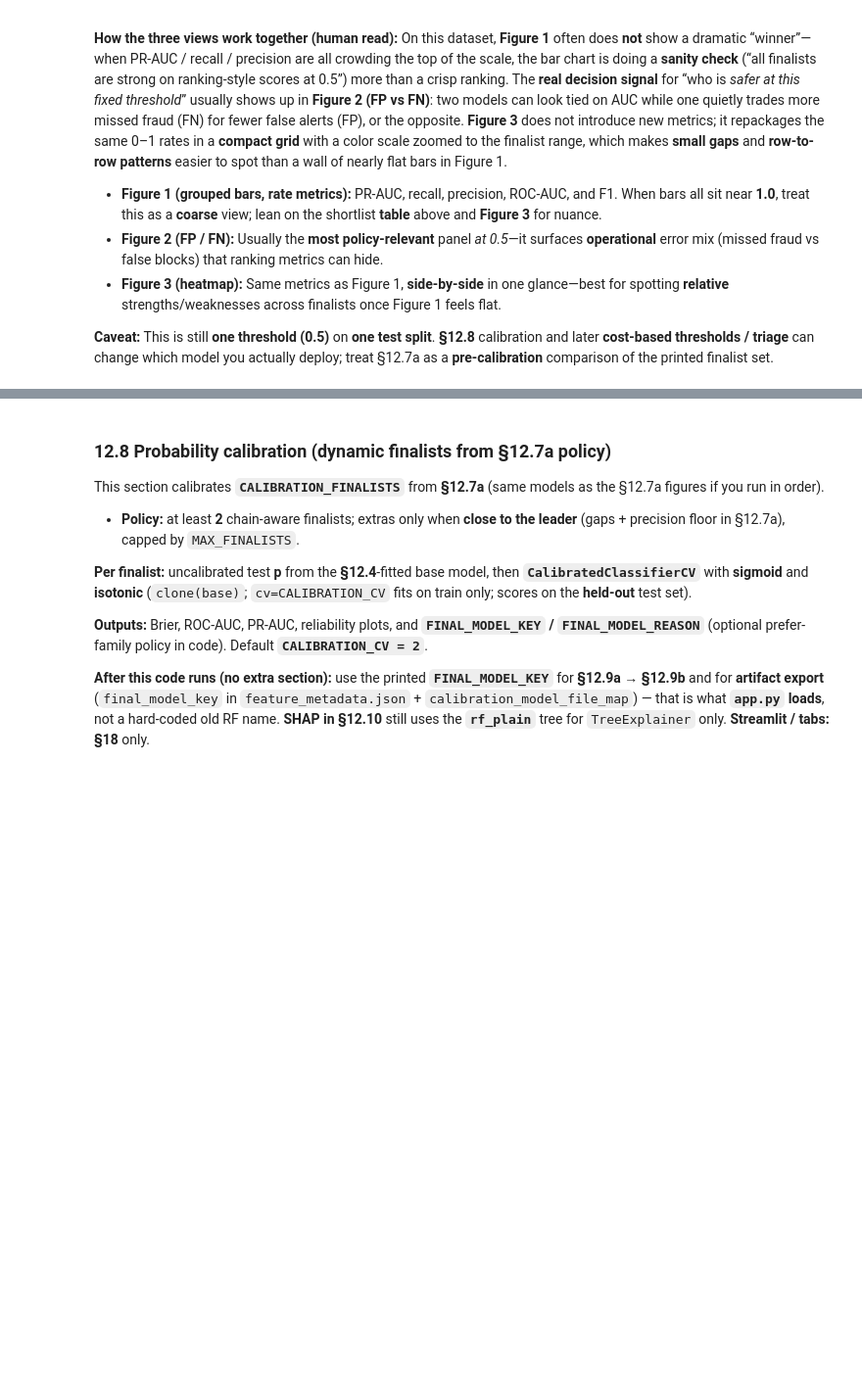
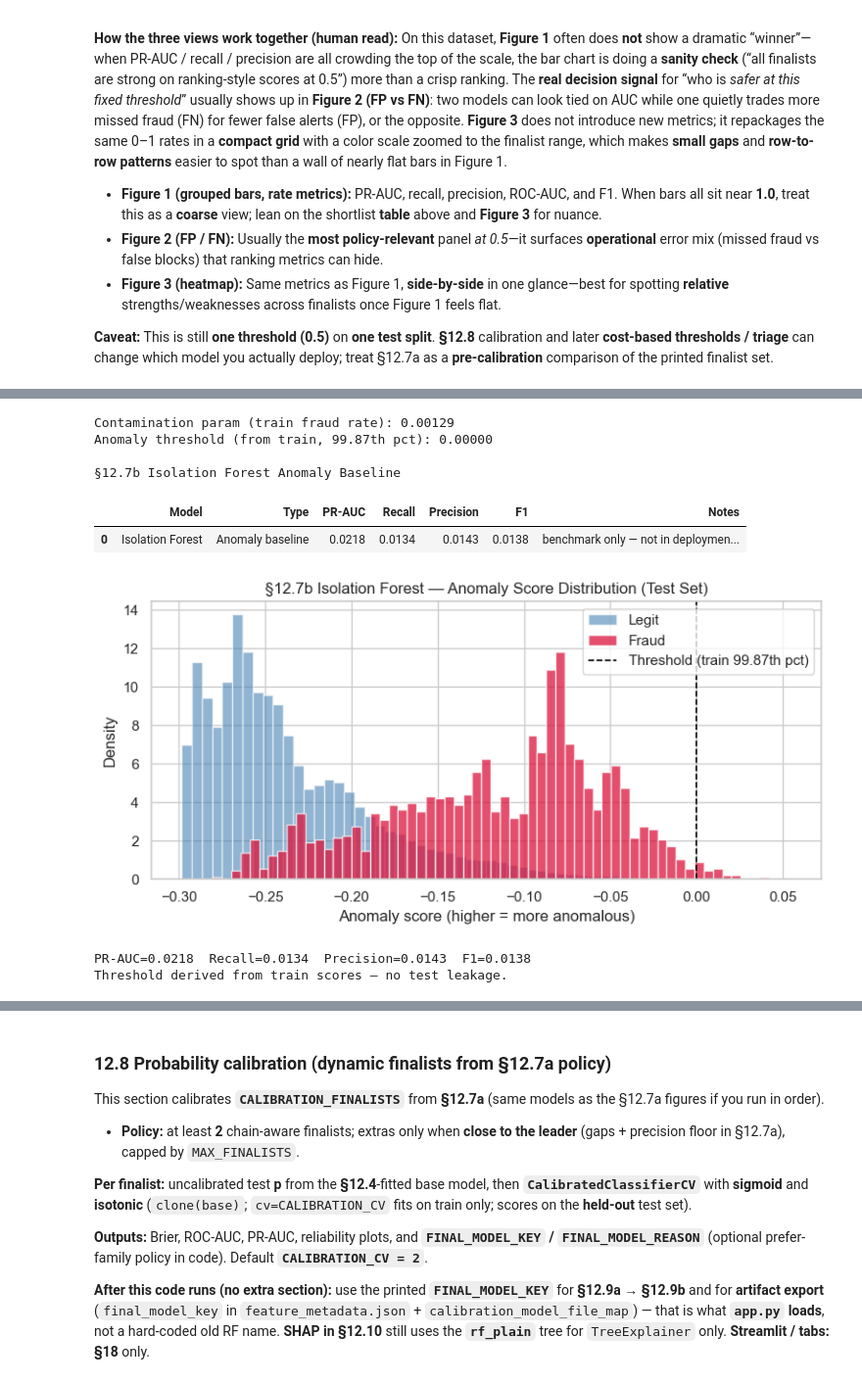
Before and after one commit to Snehasingh-21/PaySim-Fraud-Triage, a Jupyter notebook: 01_eda_paysim.ipynb, the cells around one changed output, grey strips where cells are left out. Shown at 98% size. Saved outputs shown, nothing was run; the diff lists cells and outputs as text; code cells hidden in the pictures; blank space fills up the shorter version.

```diff
--- a/01_eda_paysim.ipynb
+++ b/01_eda_paysim.ipynb
@@ -2203,0 +2210,80 @@ Policy thresholds: {'MIN_FINALISTS': 2, 'MAX_FINALISTS': 6, 'THRESH_PR_AUC_GAP':
+# %%
+# §12.7b Isolation Forest anomaly baseline
+# Threshold derived from TRAIN anomaly scores (contamination percentile on train).
+# Applied to TEST scores only. No labels used in fitting.
+import numpy as np
+import pandas as pd
+import matplotlib.pyplot as plt
+from sklearn.ensemble import IsolationForest
+from sklearn.metrics import average_precision_score, precision_score, recall_score, f1_score
+from IPython.display import display
+
+_req = ['Xtr_ch', 'Xte_ch', 'y_train', 'y_test']
+_miss = [v for v in _req if v not in globals()]
+if _miss:
+    raise ValueError(f'Run §12.4 first. Missing: {_miss}')
+
+Xtr_iso = np.asarray(Xtr_ch, dtype=np.float64)
+Xte_iso = np.asarray(Xte_ch, dtype=np.float64)
+ytr_iso = np.asarray(y_train).ravel().astype(int)
+yte_iso = np.asarray(y_test).ravel().astype(int)
+
+# Contamination = real train fraud rate
+_cont = float(np.clip(ytr_iso.mean(), 0.001, 0.5))
+print(f'Contamination param (train fraud rate): {_cont:.5f}')
+
+# Fit on train only
+iso = IsolationForest(n_estimators=100, contamination=_cont, random_state=42, n_jobs=-1)
+iso.fit(Xtr_iso)
+
+# Threshold from TRAIN scores (not test) -- split-safe
+iso_train_scores = -iso.decision_function(Xtr_iso)
+_thr = float(np.percentile(iso_train_scores, 100 * (1 - _cont)))
+print(f'Anomaly threshold (from train, {(1-_cont)*100:.2f}th pct): {_thr:.5f}')
+
+# Score test with train-derived threshold
+iso_scores = -iso.decision_function(Xte_iso)
+iso_pr_auc = float(average_precision_score(yte_iso, iso_scores))
+iso_pred   = (iso_scores >= _thr).astype(int)
+iso_prec   = float(precision_score(yte_iso, iso_pred, zero_division=0))
+iso_rec    = float(recall_score(yte_iso, iso_pred, zero_division=0))
+iso_f1     = float(f1_score(yte_iso, iso_pred, zero_division=0))
+
+# Summary table
+iso_summary = pd.DataFrame([{
+    'Model': 'Isolation Forest', 'Type': 'Anomaly baseline',
+    'PR-AUC': round(iso_pr_auc,4), 'Recall': round(iso_rec,4),
+    'Precision': round(iso_prec,4), 'F1': round(iso_f1,4),
+    'Notes': 'benchmark only — not in deployment path',
+}])
+print('\n§12.7b Isolation Forest Anomaly Baseline')
+display(iso_summary)
+
+# Score distribution chart
+fig, ax = plt.subplots(figsize=(8, 4))
+ax.hist(iso_scores[yte_iso==0], bins=60, alpha=0.6, color='steelblue', label='Legit', density=True)
+ax.hist(iso_scores[yte_iso==1], bins=60, alpha=0.75, color='crimson', label='Fraud', density=True)
+ax.axvline(_thr, color='black', linestyle='--', lw=1.2,
+           label=f'Threshold (train {(1-_cont)*100:.2f}th pct)')
+ax.set_xlabel('Anomaly score (higher = more anomalous)')
+ax.set_ylabel('Density')
+ax.set_title('§12.7b Isolation Forest — Anomaly Score Distribution (Test Set)')
+ax.legend()
+plt.tight_layout(); plt.show()
+
+# Store for comparison table below
+ISO_METRICS = {'pr_auc': iso_pr_auc, 'recall': iso_rec,
+               'precision': iso_prec, 'f1': iso_f1}
+print(f'PR-AUC={iso_pr_auc:.4f}  Recall={iso_rec:.4f}  '
+      f'Precision={iso_prec:.4f}  F1={iso_f1:.4f}')
+print('Threshold derived from train scores — no test leakage.')
+# %% [output]
+Contamination param (train fraud rate): 0.00129
+Anomaly threshold (from train, 99.87th pct): 0.00000
+
+§12.7b Isolation Forest Anomaly Baseline
+|  | Model | Type | PR-AUC | Recall | Precision | F1 | Notes |
+| 0 | Isolation Forest | Anomaly baseline | 0.0218 | 0.0134 | 0.0143 | 0.0138 | benchmark only — not in deploymen... |
+[figure, added]
+PR-AUC=0.0218  Recall=0.0134  Precision=0.0143  F1=0.0138
+Threshold derived from train scores — no test leakage.
```
Also changed, not shown: parts of 8 cells of this notebook, 1 other file.
